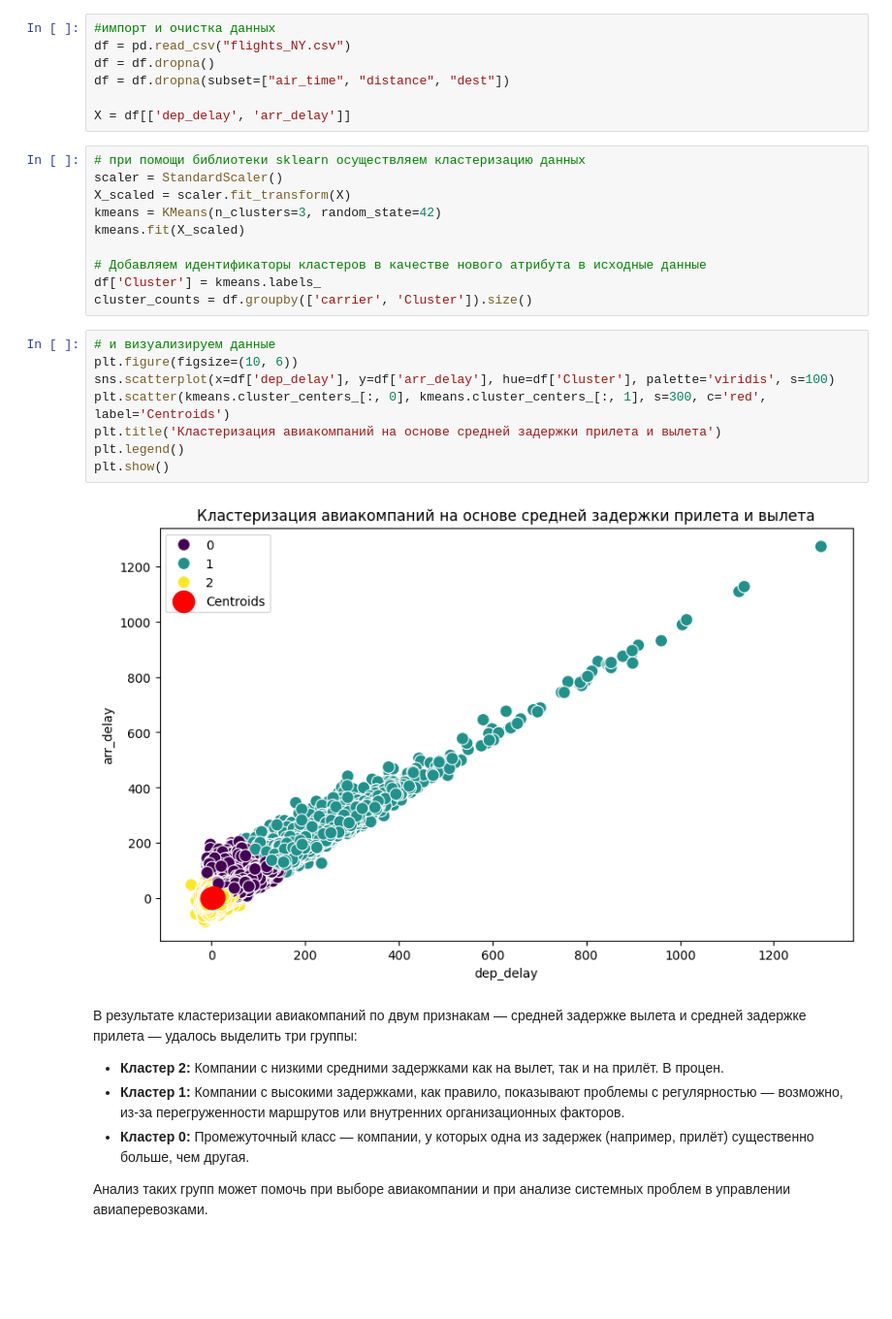
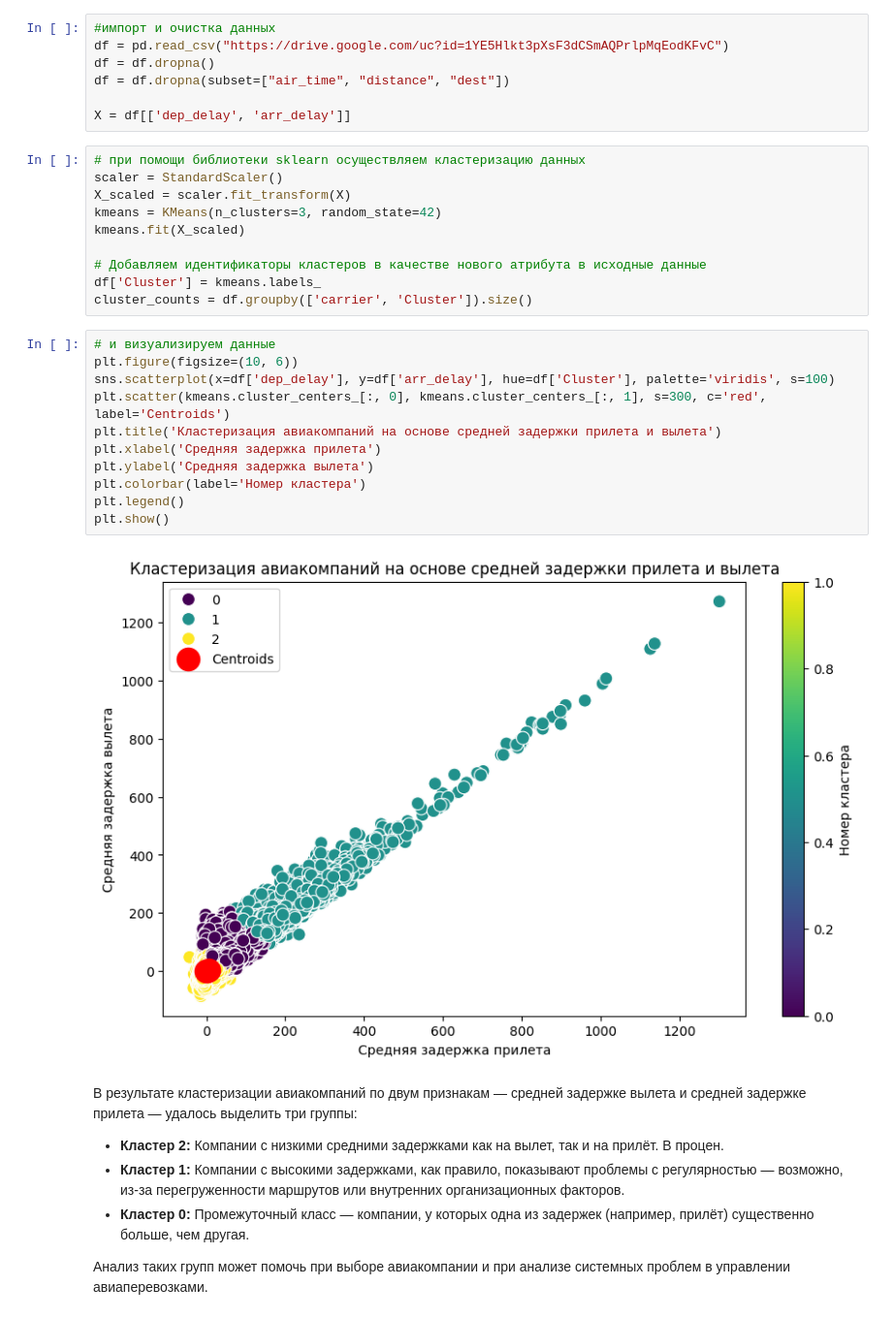
Before and after one commit to ivanirz/mfk_stat_project, a Jupyter notebook: irz_mfk.ipynb, the cells around one changed output. Shown at 97% size. Saved outputs shown, nothing was run; the diff lists cells and outputs as text; blank space fills up the shorter version.

```diff
--- a/irz_mfk.ipynb
+++ b/irz_mfk.ipynb
@@ -313,7 +313,7 @@ from sklearn.preprocessing import StandardScaler
 import seaborn as sns
 # %%
 #импорт и очистка данных
-df = pd.read_csv("flights_NY.csv")
+df = pd.read_csv("https://drive.google.com/uc?id=1YE5Hlkt3pXsF3dCSmAQPrlpMqEodKFvC")
 df = df.dropna()
 df = df.dropna(subset=["air_time", "distance", "dest"])
 
@@ -331,13 +331,16 @@ cluster_counts = df.groupby(['carrier', 'Cluster']).size()
 # %%
 # и визуализируем данные
 plt.figure(figsize=(10, 6))
 sns.scatterplot(x=df['dep_delay'], y=df['arr_delay'], hue=df['Cluster'], palette='viridis', s=100)
 plt.scatter(kmeans.cluster_centers_[:, 0], kmeans.cluster_centers_[:, 1], s=300, c='red', label='Centroids')
 plt.title('Кластеризация авиакомпаний на основе средней задержки прилета и вылета')
+plt.xlabel('Средняя задержка прилета')
+plt.ylabel('Средняя задержка вылета')
+plt.colorbar(label='Номер кластера')
 plt.legend()
 plt.show()
 # %% [output]
-[figure, old version]
+[figure, new version]
 # %% [markdown]
 В результате кластеризации авиакомпаний по двум признакам — средней задержке вылета и средней задержке прилета — удалось выделить три группы:
 
```
Also changed, not shown: parts of 5 cells of this notebook.
